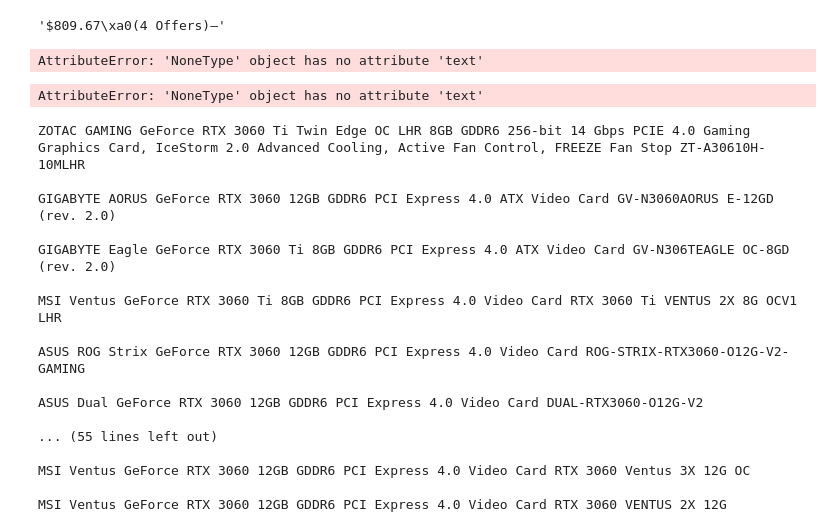
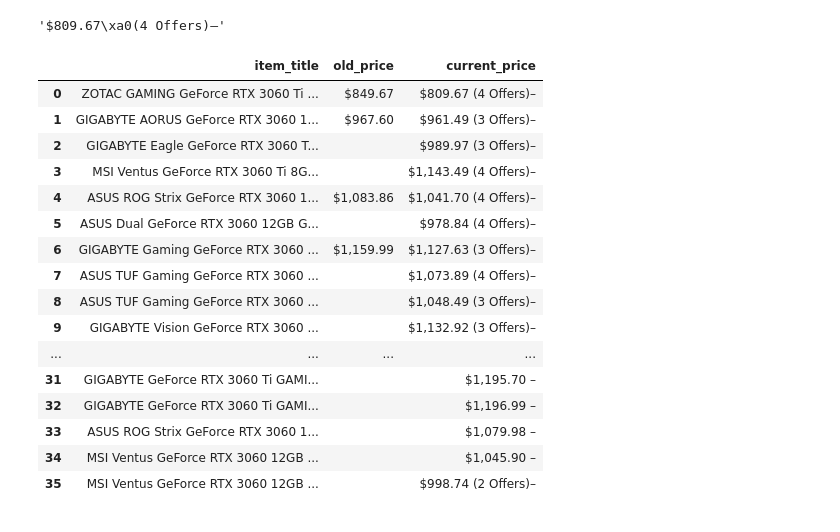
Before and after one commit to mdalton87/newegg_graphics_card_tracker, a Jupyter notebook: gather_data.ipynb, the cells around one changed output. Drawn from its saved outputs; the diff is of its cells as text; code cells hidden in the pictures.

Commit message:
cleaning data

```diff
--- a/gather_data.ipynb
+++ b/gather_data.ipynb
@@ -70,39 +71,36 @@ soup.find('li', {'class': 'price-was'}).text
 soup.find('li', {'class': 'price-current'}).text
 # %% [output]
 '$809.67\xa0(4 Offers)–'
-# %%
-soup.find('p', {'class': "item-promo"}).text
-# %% [output]
-AttributeError: 'NoneType' object has no attribute 'text'
-# %%
-soup.find('a.href').text
-# %% [output]
-AttributeError: 'NoneType' object has no attribute 'text'
 # %%
-df = pd.DataFrame()
-count=0
+rows = []
 for item in items:
-    count+=1
     item_title = item.find('a', {'class':'item-title'}).text
     old_price = item.find('li', {'class': 'price-was'}).text
     current_price = item.find('li', {'class': 'price-current'}).text
+    row = []
+    row.append(item_title)
+    row.append(old_price)
+    row.append(current_price)
+    rows.append(row)
 
-    print(item_title, '\n')
+    df = pd.DataFrame(columns=['item_title', 'old_price', 'current_price'], data = rows)
+
+df
 # %% [output]
-ZOTAC GAMING GeForce RTX 3060 Ti Twin Edge OC LHR 8GB GDDR6 256-bit 14 Gbps PCIE 4.0 Gaming Graphics Card, IceStorm 2.0 Advanced Cooling, Active Fan Control, FREEZE Fan Stop ZT-A30610H-10MLHR
-
-GIGABYTE AORUS GeForce RTX 3060 12GB GDDR6 PCI Express 4.0 ATX Video Card GV-N3060AORUS E-12GD (rev. 2.0)
-
-GIGABYTE Eagle GeForce RTX 3060 Ti 8GB GDDR6 PCI Express 4.0 ATX Video Card GV-N306TEAGLE OC-8GD (rev. 2.0)
-
-MSI Ventus GeForce RTX 3060 Ti 8GB GDDR6 PCI Express 4.0 Video Card RTX 3060 Ti VENTUS 2X 8G OCV1 LHR
-
-ASUS ROG Strix GeForce RTX 3060 12GB GDDR6 PCI Express 4.0 Video Card ROG-STRIX-RTX3060-O12G-V2-GAMING
-
-ASUS Dual GeForce RTX 3060 12GB GDDR6 PCI Express 4.0 Video Card DUAL-RTX3060-O12G-V2
-
-... (55 lines left out)
-
-MSI Ventus GeForce RTX 3060 12GB GDDR6 PCI Express 4.0 Video Card RTX 3060 Ventus 3X 12G OC
-
-MSI Ventus GeForce RTX 3060 12GB GDDR6 PCI Express 4.0 Video Card RTX 3060 VENTUS 2X 12G
+|  | item_title | old_price | current_price |
+| 0 | ZOTAC GAMING GeForce RTX 3060 Ti ... | $849.67 | $809.67 (4 Offers)– |
+| 1 | GIGABYTE AORUS GeForce RTX 3060 1... | $967.60 | $961.49 (3 Offers)– |
+| 2 | GIGABYTE Eagle GeForce RTX 3060 T... |  | $989.97 (3 Offers)– |
+| 3 | MSI Ventus GeForce RTX 3060 Ti 8G... |  | $1,143.49 (4 Offers)– |
+| 4 | ASUS ROG Strix GeForce RTX 3060 1... | $1,083.86 | $1,041.70 (4 Offers)– |
+| 5 | ASUS Dual GeForce RTX 3060 12GB G... |  | $978.84 (4 Offers)– |
+| 6 | GIGABYTE Gaming GeForce RTX 3060 ... | $1,159.99 | $1,127.63 (3 Offers)– |
+| 7 | ASUS TUF Gaming GeForce RTX 3060 ... |  | $1,073.89 (4 Offers)– |
+| 8 | ASUS TUF Gaming GeForce RTX 3060 ... |  | $1,048.49 (3 Offers)– |
+| 9 | GIGABYTE Vision GeForce RTX 3060 ... |  | $1,132.92 (3 Offers)– |
+| ... | ... | ... | ... |
+| 31 | GIGABYTE GeForce RTX 3060 Ti GAMI... |  | $1,195.70 – |
+| 32 | GIGABYTE GeForce RTX 3060 Ti GAMI... |  | $1,196.99 – |
+| 33 | ASUS ROG Strix GeForce RTX 3060 1... |  | $1,079.98 – |
+| 34 | MSI Ventus GeForce RTX 3060 12GB ... |  | $1,045.90 – |
+| 35 | MSI Ventus GeForce RTX 3060 12GB ... |  | $998.74 (2 Offers)– |
```
Also changed, not shown: parts of 9 cells of this notebook.
